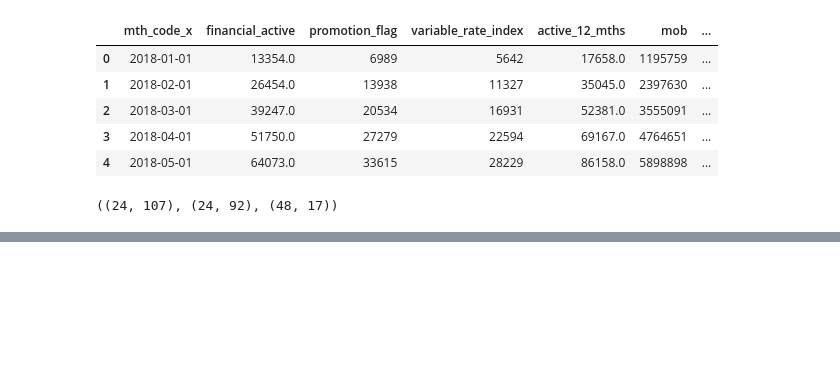
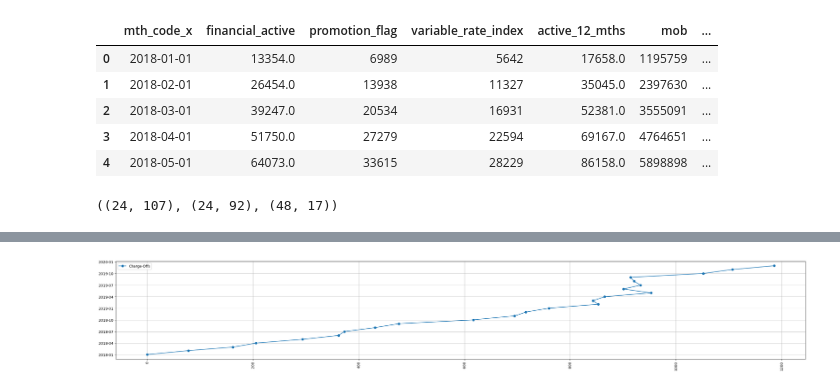
Before and after one commit to danielHett/data-gurus, a Jupyter notebook: summary_and_macro.ipynb, the cells around one changed output, grey strips where cells are left out. Saved outputs shown, nothing was run; the diff lists cells and outputs as text; code cells hidden in the pictures; blank space fills up the shorter version.

```diff
--- a/summary_and_macro.ipynb
+++ b/summary_and_macro.ipynb
@@ -58,0 +111,9 @@ merged.to_csv('merged.csv', index=False)
+# %%
+plt.figure(figsize=(35,5))
+plt.grid()
+plt.plot(merged['charge_off'], merged['mth_code_x'], marker='o', label='Charge-Offs')
+plt.xticks(rotation=90)
+plt.legend()
+plt.show()
+# %% [output]
+[figure, added]
```
Also changed, not shown: parts of 18 cells of this notebook.
